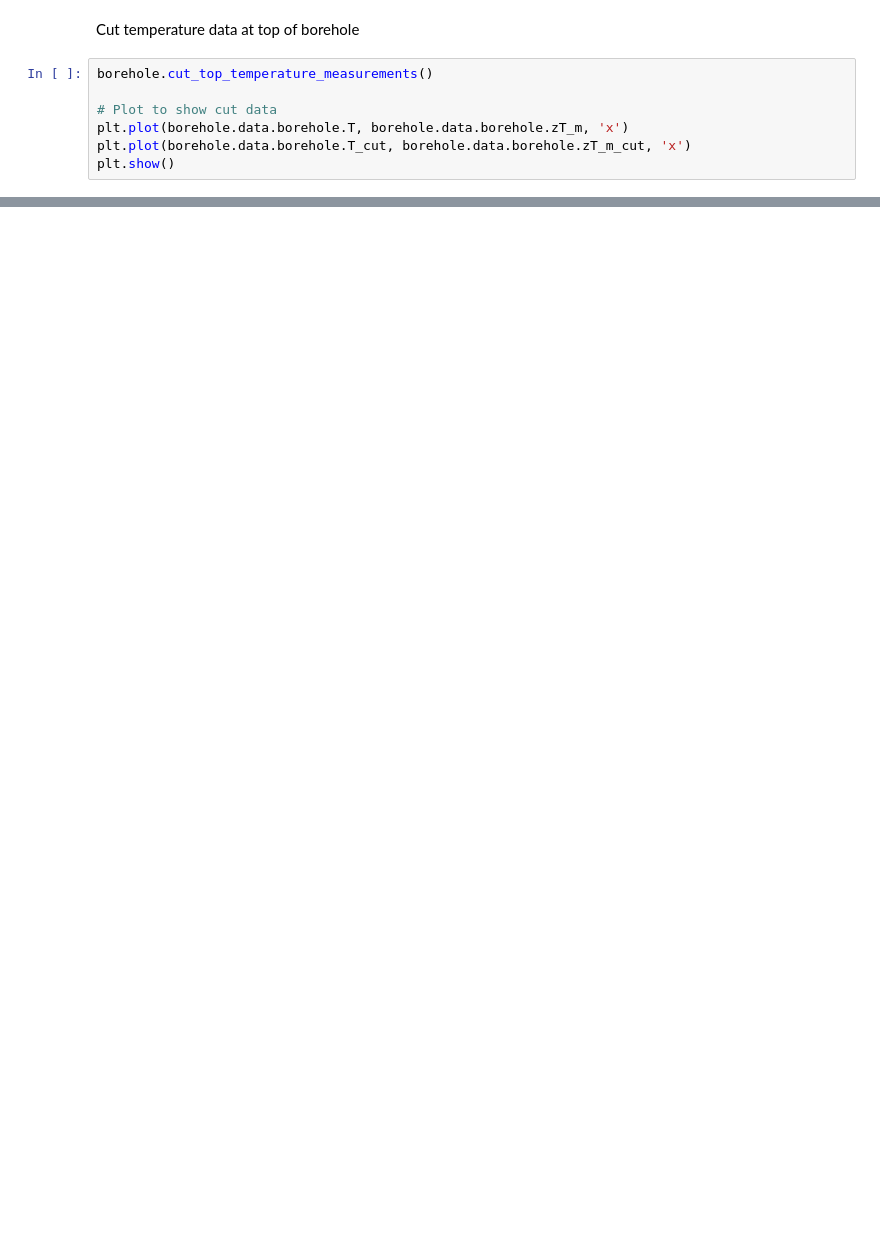
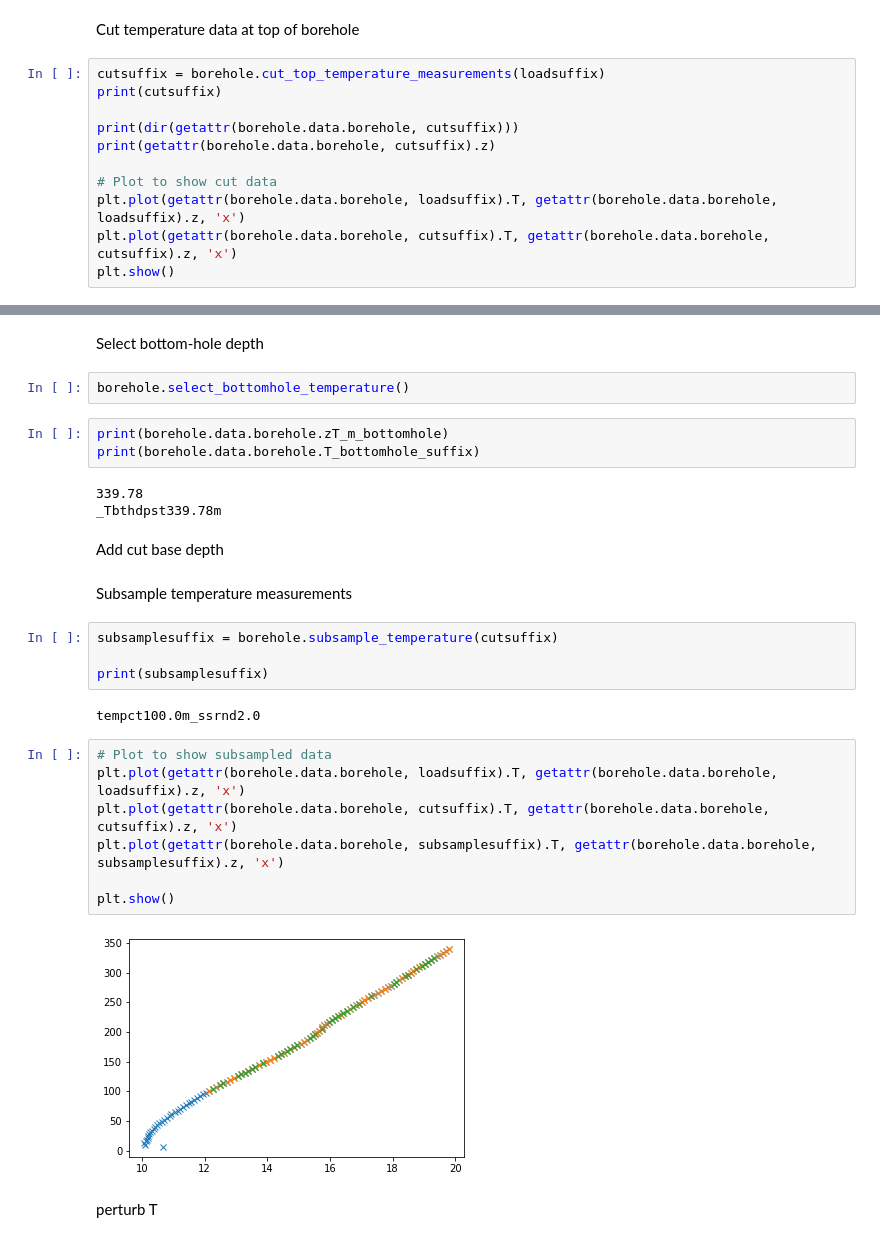
Before and after one commit to alex-dickinson/BoreFlow, a Jupyter notebook: examples/example1/Example1.ipynb, the cells around one changed output, grey strips where cells are left out. Saved outputs shown, nothing was run; the diff lists cells and outputs as text; blank space fills up the shorter version.

```diff
--- a/examples/example1/Example1.ipynb
+++ b/examples/example1/Example1.ipynb
@@ -38,10 +73,14 @@ plt.show()
 # %% [markdown]
 Cut temperature data at top of borehole
 # %%
-borehole.cut_top_temperature_measurements()
+cutsuffix = borehole.cut_top_temperature_measurements(loadsuffix)
+print(cutsuffix)
+
+print(dir(getattr(borehole.data.borehole, cutsuffix)))
+print(getattr(borehole.data.borehole, cutsuffix).z)
 
 # Plot to show cut data
-plt.plot(borehole.data.borehole.T, borehole.data.borehole.zT_m, 'x')
-plt.plot(borehole.data.borehole.T_cut, borehole.data.borehole.zT_m_cut, 'x')
+plt.plot(getattr(borehole.data.borehole, loadsuffix).T, getattr(borehole.data.borehole, loadsuffix).z, 'x')
+plt.plot(getattr(borehole.data.borehole, cutsuffix).T, getattr(borehole.data.borehole, cutsuffix).z, 'x')
 plt.show()
 # %% [output]
@@ -59 +98,32 @@ finished
 [figure]
+# %% [markdown]
+Select bottom-hole depth
+# %%
+borehole.select_bottomhole_temperature()
+# %%
+print(borehole.data.borehole.zT_m_bottomhole)
+print(borehole.data.borehole.T_bottomhole_suffix)
+# %% [output]
+339.78
+_Tbthdpst339.78m
+# %% [markdown]
+Add cut base depth
+# %% [markdown]
+Subsample temperature measurements
+# %%
+subsamplesuffix = borehole.subsample_temperature(cutsuffix)
+
+print(subsamplesuffix)
+# %% [output]
+tempct100.0m_ssrnd2.0
+# %%
+# Plot to show subsampled data
+plt.plot(getattr(borehole.data.borehole, loadsuffix).T, getattr(borehole.data.borehole, loadsuffix).z, 'x')
+plt.plot(getattr(borehole.data.borehole, cutsuffix).T, getattr(borehole.data.borehole, cutsuffix).z, 'x')
+plt.plot(getattr(borehole.data.borehole, subsamplesuffix).T, getattr(borehole.data.borehole, subsamplesuffix).z, 'x')
+
+plt.show()
+# %% [output]
+[figure, added]
+# %% [markdown]
+perturb T
```
Also changed, not shown: parts of 7 cells of this notebook, 3 other files.
